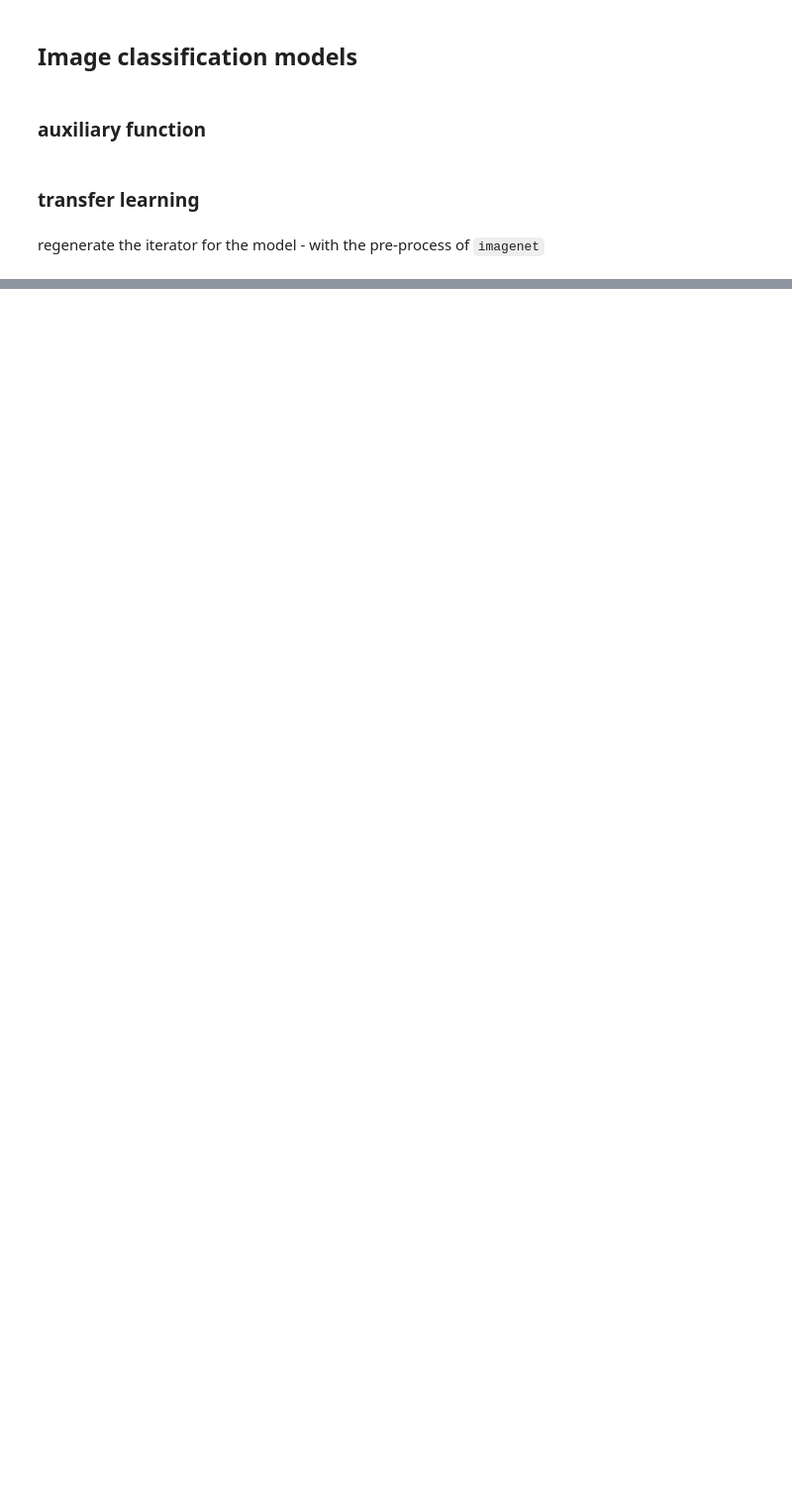
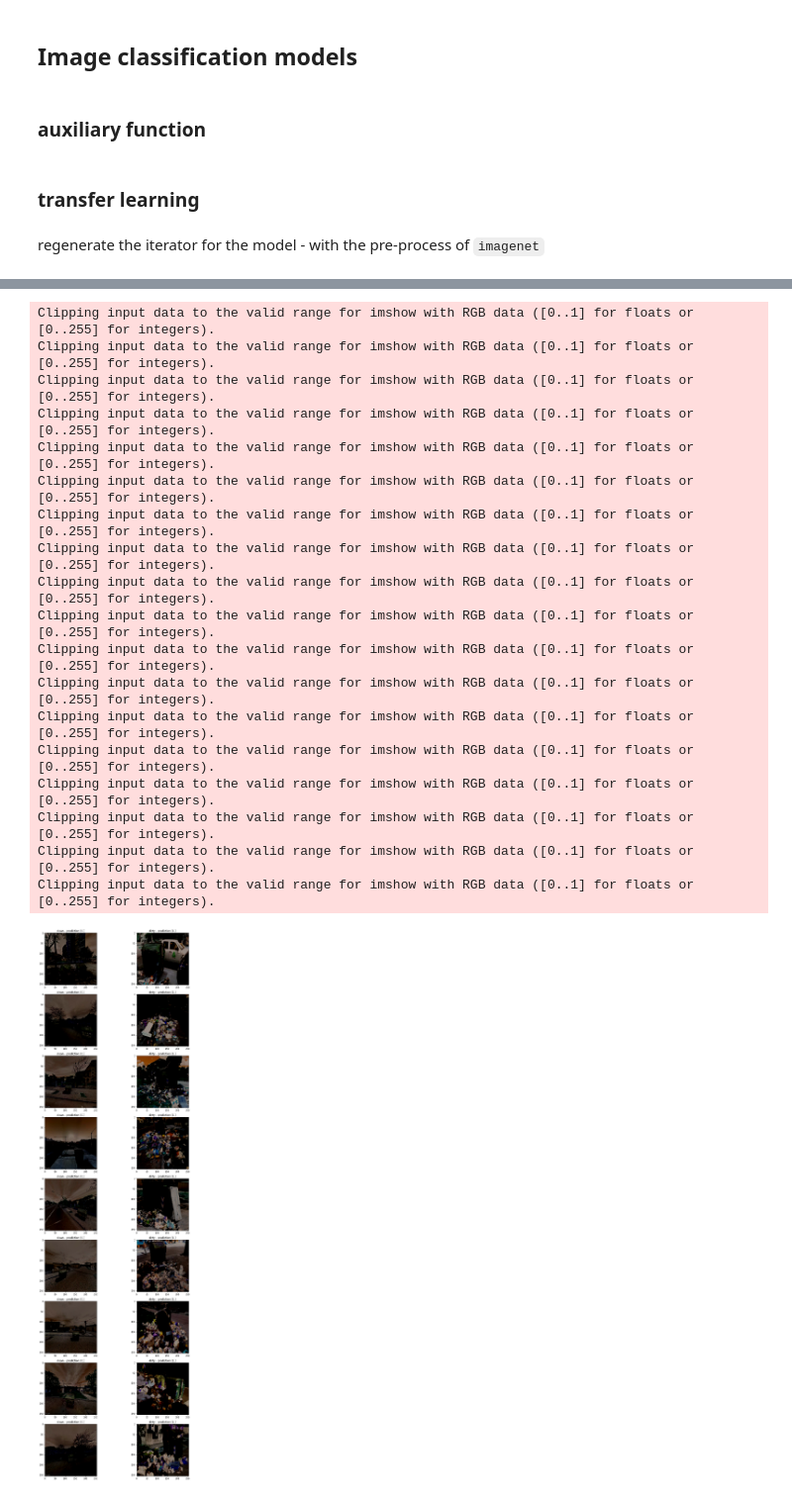
Before and after one commit to InbarShirizly/GIGO, a Jupyter notebook: GIGO-model.ipynb, the cells around one changed output, grey strips where cells are left out. Shown at 99% size. Drawn from its saved outputs; the diff is of its cells as text; code cells hidden in the pictures; blank space fills up the shorter version.

```diff
--- a/GIGO-model.ipynb
+++ b/GIGO-model.ipynb
@@ -167,2 +175,2 @@ plot_loss(history_resnet)
 # %%
-final_model = tf.keras.models.load_model(f"{resnet_model}.h5")
+final_model = tf.keras.models.load_model(f"{resnet_model.name}.h5")
@@ -183,0 +177,4 @@ _________________________________________________________________
+# %%
+photos, labels = next(test_it)
+predictions = final_model.predict(photos).round()
+print(classification_report(labels, predictions.round()))
@@ -183,0 +190,43 @@ _________________________________________________________________
+# %%
+def plot_photos_with_predictions(photos, labels, predictions):
+    """
+
+    """
+    clean_id = np.where(labels == 0)[0]
+    dirty_id = np.where(labels == 1)[0]
+
+    num_rows = min(len(clean_id), len(dirty_id))
+
+    fig, ax = plt.subplots(num_rows, 2, figsize=(14, num_rows * 4))
+
+    for row in range(num_rows):
+        ax[row][0].imshow(photos[clean_id[row]].astype("int"))
+        ax[row][0].set_title(f"clean - prediction {predictions[clean_id[row]]}")
+
+        ax[row][1].imshow(photos[dirty_id[row]].astype("int"))
+        ax[row][1].set_title(f"dirty - prediction {predictions[dirty_id[row]]}")
+
+    plt.tight_layout()
+    plt.show()
+# %%
+plot_photos_with_predictions(photos, labels, predictions)
+# %% [output]
+Clipping input data to the valid range for imshow with RGB data ([0..1] for floats or [0..255] for integers).
+Clipping input data to the valid range for imshow with RGB data ([0..1] for floats or [0..255] for integers).
+Clipping input data to the valid range for imshow with RGB data ([0..1] for floats or [0..255] for integers).
+Clipping input data to the valid range for imshow with RGB data ([0..1] for floats or [0..255] for integers).
+Clipping input data to the valid range for imshow with RGB data ([0..1] for floats or [0..255] for integers).
+Clipping input data to the valid range for imshow with RGB data ([0..1] for floats or [0..255] for integers).
+Clipping input data to the valid range for imshow with RGB data ([0..1] for floats or [0..255] for integers).
+Clipping input data to the valid range for imshow with RGB data ([0..1] for floats or [0..255] for integers).
+Clipping input data to the valid range for imshow with RGB data ([0..1] for floats or [0..255] for integers).
+Clipping input data to the valid range for imshow with RGB data ([0..1] for floats or [0..255] for integers).
+Clipping input data to the valid range for imshow with RGB data ([0..1] for floats or [0..255] for integers).
+Clipping input data to the valid range for imshow with RGB data ([0..1] for floats or [0..255] for integers).
+Clipping input data to the valid range for imshow with RGB data ([0..1] for floats or [0..255] for integers).
+Clipping input data to the valid range for imshow with RGB data ([0..1] for floats or [0..255] for integers).
+Clipping input data to the valid range for imshow with RGB data ([0..1] for floats or [0..255] for integers).
+Clipping input data to the valid range for imshow with RGB data ([0..1] for floats or [0..255] for integers).
+Clipping input data to the valid range for imshow with RGB data ([0..1] for floats or [0..255] for integers).
+Clipping input data to the valid range for imshow with RGB data ([0..1] for floats or [0..255] for integers).
+[figure, added]
```
Also changed, not shown: parts of 13 cells of this notebook, 1 other file.
